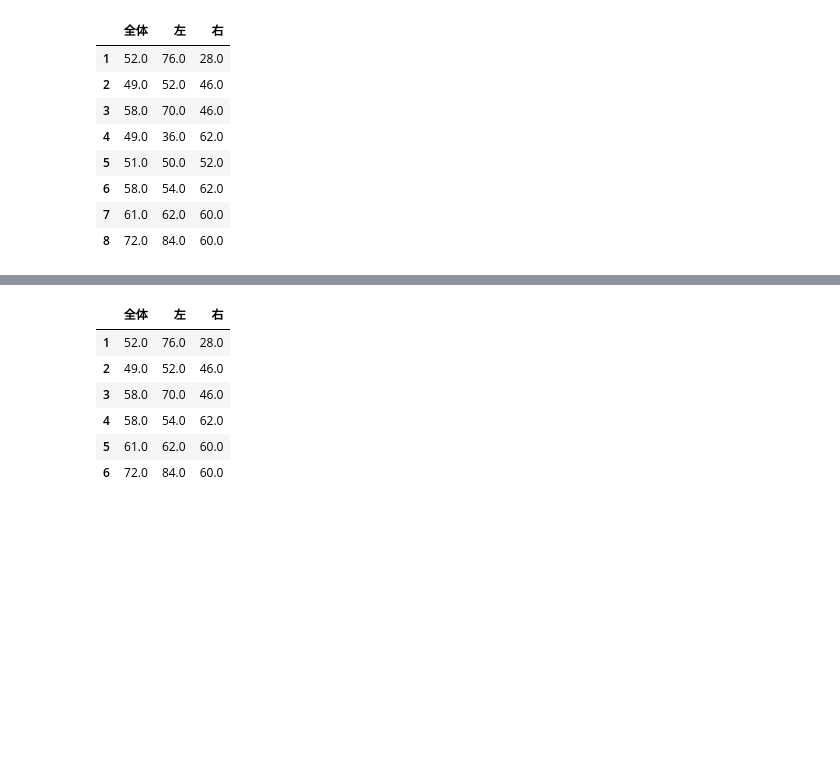
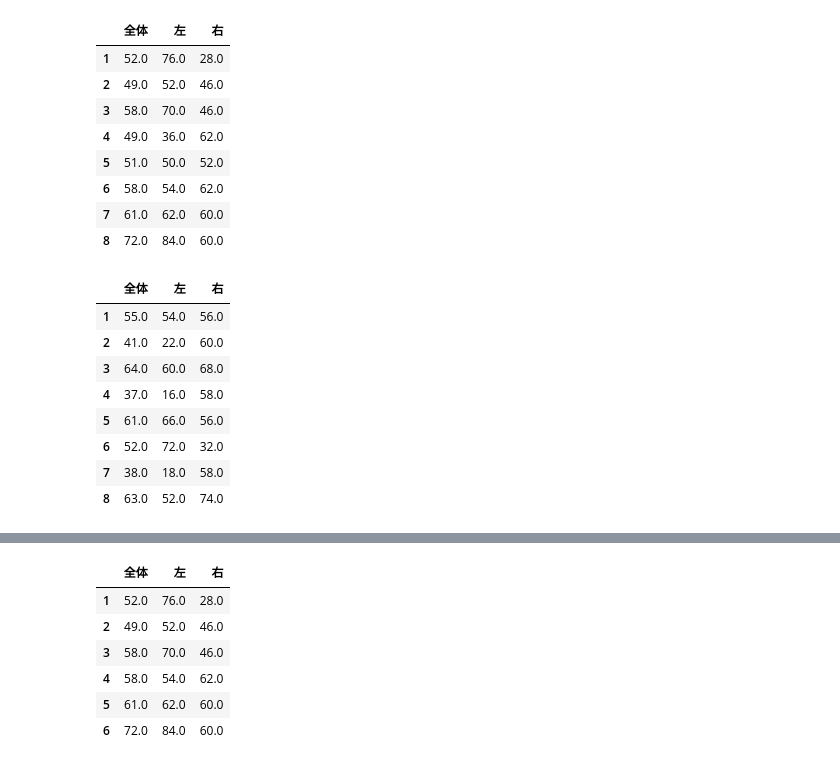
Before and after one commit to kotatakehara/BCI, a Jupyter notebook: SVM_funcrion.ipynb, the cells around one changed output, grey strips where cells are left out. Cells and saved outputs as stored; diff of their text form; code cells hidden in the pictures; blank space fills up the shorter version.

```diff
--- a/SVM_funcrion.ipynb
+++ b/SVM_funcrion.ipynb
@@ -89,3 +89,44 @@ df
 | 6 | 58.0 | 54.0 | 62.0 |
 | 7 | 61.0 | 62.0 | 60.0 |
 | 8 | 72.0 | 84.0 | 60.0 |
+# %%
+#train=20,test=40で分類を行った結果
+probability = np.array([])
+temp,temp1,temp2 = SVM("feat_2a_250Hz_20_2/feat_left_A01T_20.txt","feat_2a_250Hz_20_2/feat_right_A01T_20.txt","feat_2a_250Hz_20_2/feat_test_left_A01E.txt","feat_2a_250Hz_20_2/feat_test_right_A01E.txt")
+temp_l = np.array([temp,temp1,temp2])
+probability = np.append(probability,temp_l,axis=0)
+temp,temp1,temp2 = SVM("feat_2a_250Hz_20_2/feat_left_A02T_20.txt","feat_2a_250Hz_20_2/feat_right_A02T_20.txt","feat_2a_250Hz_20_2/feat_test_left_A02E.txt","feat_2a_250Hz_20_2/feat_test_right_A02E.txt")
+temp_l = np.array([temp,temp1,temp2])
+probability = np.append(probability,temp_l,axis=0)
+temp,temp1,temp2 = SVM("feat_2a_250Hz_20_2/feat_left_A03T_20.txt","feat_2a_250Hz_20_2/feat_right_A03T_20.txt","feat_2a_250Hz_20_2/feat_test_left_A03E.txt","feat_2a_250Hz_20_2/feat_test_right_A03E.txt")
+temp_l = np.array([temp,temp1,temp2])
+probability = np.append(probability,temp_l,axis=0)
+temp,temp1,temp2 = SVM("feat_2a_250Hz_20_2/feat_left_A05T_20.txt","feat_2a_250Hz_20_2/feat_right_A05T_20.txt","feat_2a_250Hz_20_2/feat_test_left_A05E.txt","feat_2a_250Hz_20_2/feat_test_right_A05E.txt")
+temp_l = np.array([temp,temp1,temp2])
+probability = np.append(probability,temp_l,axis=0)
+temp,temp1,temp2 = SVM("feat_2a_250Hz_20_2/feat_left_A06T_20.txt","feat_2a_250Hz_20_2/feat_right_A06T_20.txt","feat_2a_250Hz_20_2/feat_test_left_A06E.txt","feat_2a_250Hz_20_2/feat_test_right_A06E.txt")
+temp_l = np.array([temp,temp1,temp2])
+probability = np.append(probability,temp_l,axis=0)
+temp,temp1,temp2 = SVM("feat_2a_250Hz_20_2/feat_left_A07T_20.txt","feat_2a_250Hz_20_2/feat_right_A07T_20.txt","feat_2a_250Hz_20_2/feat_test_left_A07E.txt","feat_2a_250Hz_20_2/feat_test_right_A07E.txt")
+temp_l = np.array([temp,temp1,temp2])
+probability = np.append(probability,temp_l,axis=0)
+temp,temp1,temp2 = SVM("feat_2a_250Hz_20_2/feat_left_A08T_20.txt","feat_2a_250Hz_20_2/feat_right_A08T_20.txt","feat_2a_250Hz_20_2/feat_test_left_A08E.txt","feat_2a_250Hz_20_2/feat_test_right_A08E.txt")
+temp_l = np.array([temp,temp1,temp2])
+probability = np.append(probability,temp_l,axis=0)
+temp,temp1,temp2 = SVM("feat_2a_250Hz_20_2/feat_left_A09T_20.txt","feat_2a_250Hz_20_2/feat_right_A09T_20.txt","feat_2a_250Hz_20_2/feat_test_left_A09E.txt","feat_2a_250Hz_20_2/feat_test_right_A09E.txt")
+temp_l = np.array([temp,temp1,temp2])
+probability = np.append(probability,temp_l,axis=0)
+probability_2 = probability.reshape([8, 3])
+df = pd.DataFrame(probability_2,columns=feature1,index=name)
+#df.to_csv("pandas_test.csv")
+df
+# %% [output]
+|  | 全体 | 左 | 右 |
+| 1 | 55.0 | 54.0 | 56.0 |
+| 2 | 41.0 | 22.0 | 60.0 |
+| 3 | 64.0 | 60.0 | 68.0 |
+| 4 | 37.0 | 16.0 | 58.0 |
+| 5 | 61.0 | 66.0 | 56.0 |
+| 6 | 52.0 | 72.0 | 32.0 |
+| 7 | 38.0 | 18.0 | 58.0 |
+| 8 | 63.0 | 52.0 | 74.0 |
```
Also changed, not shown: parts of 20 cells of this notebook.
